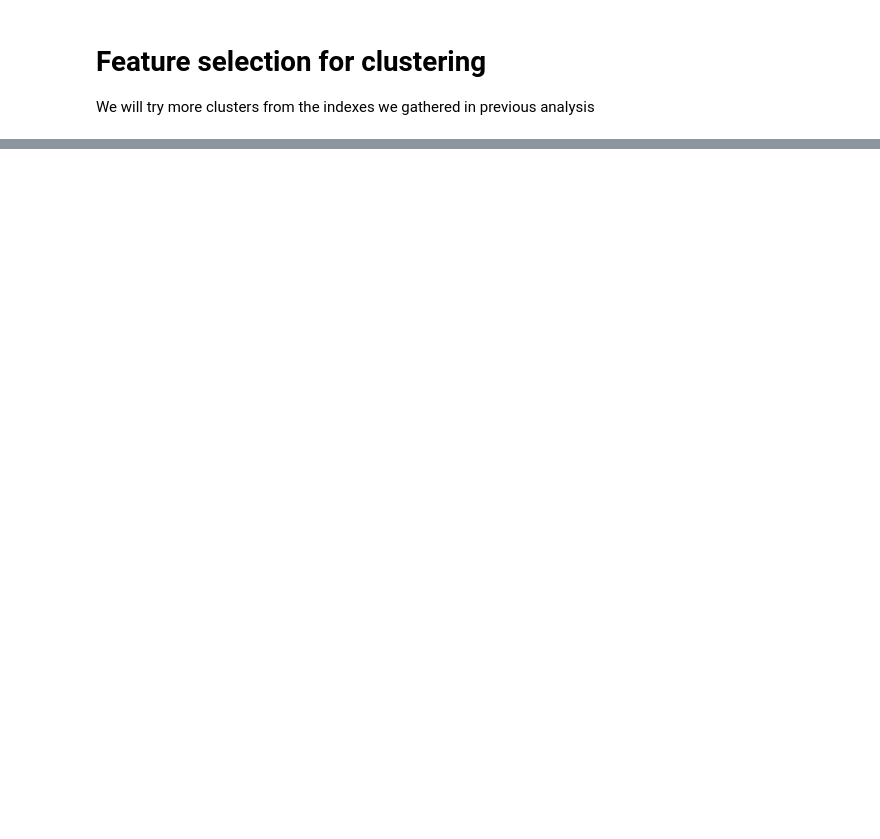
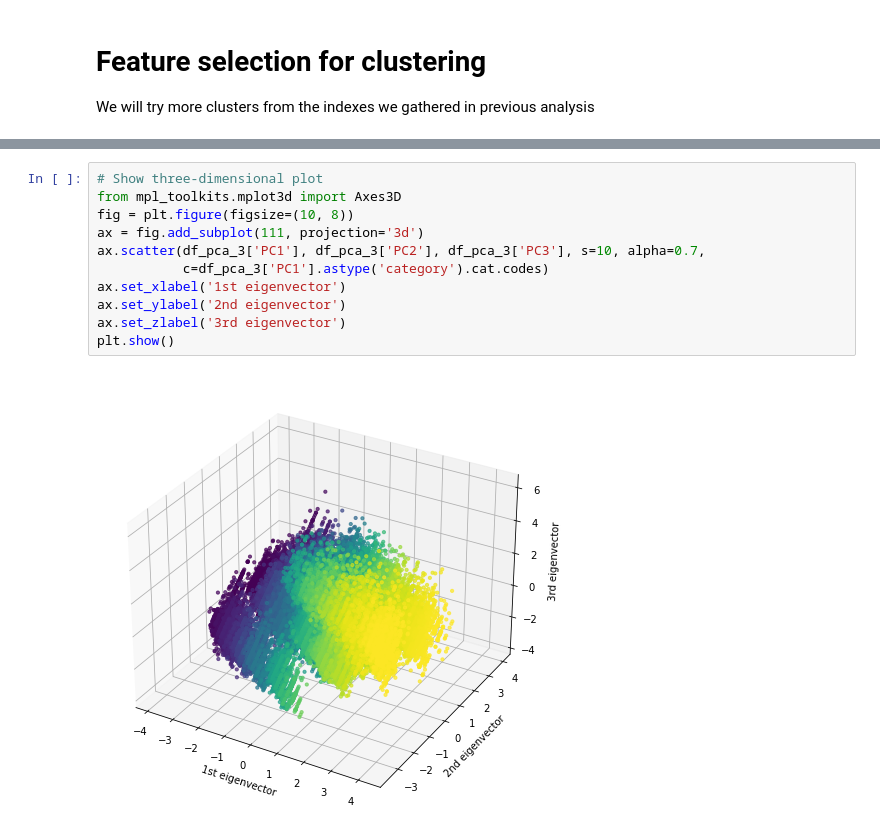
Before and after one commit to TheDarkPyotr/DataMining2023, a Jupyter notebook: source/Task2_Clustering_Analysis.ipynb, the cells around one changed output, grey strips where cells are left out. Drawn from its saved outputs; the diff is of its cells as text; blank space fills up the shorter version.

```diff
--- a/source/Task2_Clustering_Analysis.ipynb
+++ b/source/Task2_Clustering_Analysis.ipynb
@@ -104,0 +175,13 @@ min_age_participants 3.7509132628675017
+# %%
+# Show three-dimensional plot
+from mpl_toolkits.mplot3d import Axes3D
+fig = plt.figure(figsize=(10, 8))
+ax = fig.add_subplot(111, projection='3d')
+ax.scatter(df_pca_3['PC1'], df_pca_3['PC2'], df_pca_3['PC3'], s=10, alpha=0.7,
+           c=df_pca_3['PC1'].astype('category').cat.codes)
+ax.set_xlabel('1st eigenvector')
+ax.set_ylabel('2nd eigenvector')
+ax.set_zlabel('3rd eigenvector')
+plt.show()
+# %% [output]
+[figure, added]
```
Also changed, not shown: parts of 29 cells of this notebook, 3 other files.
